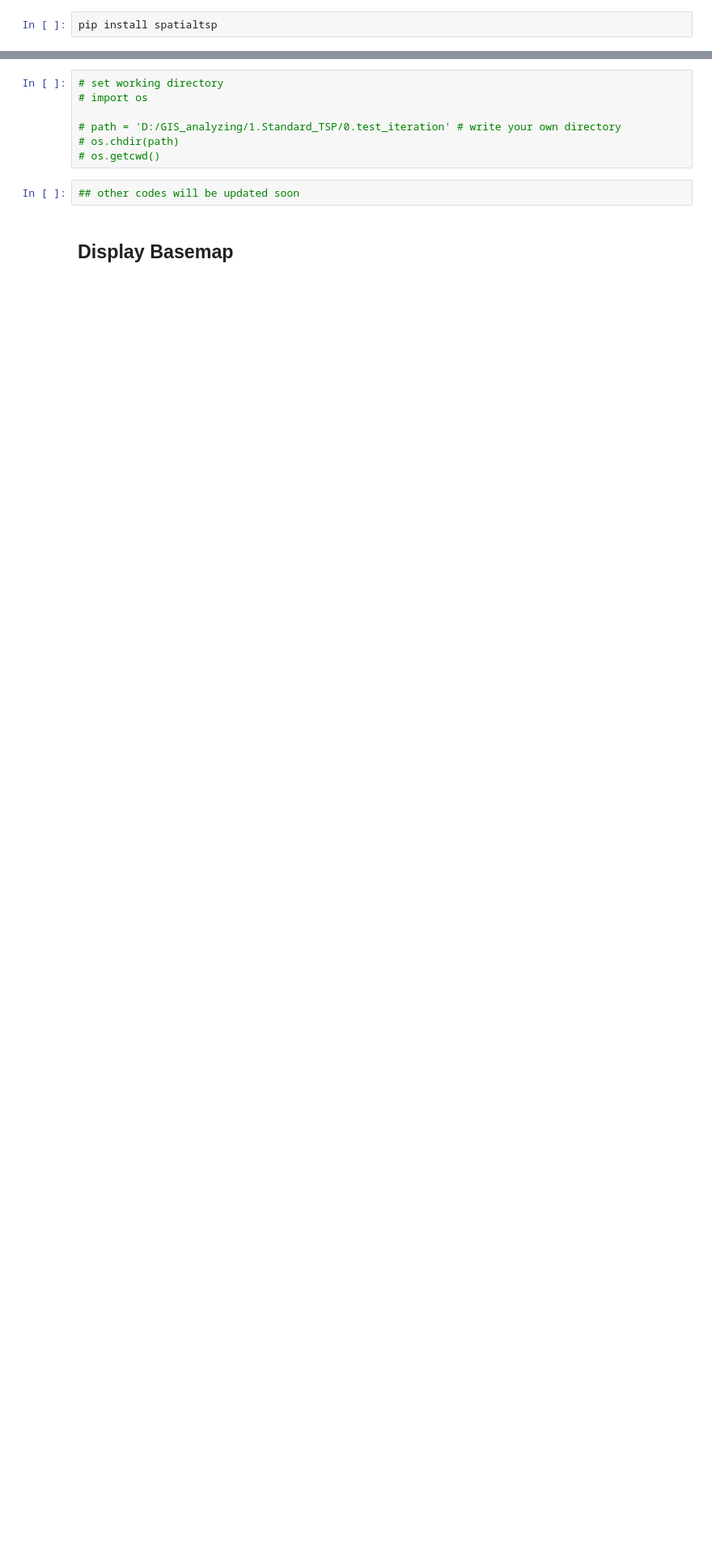
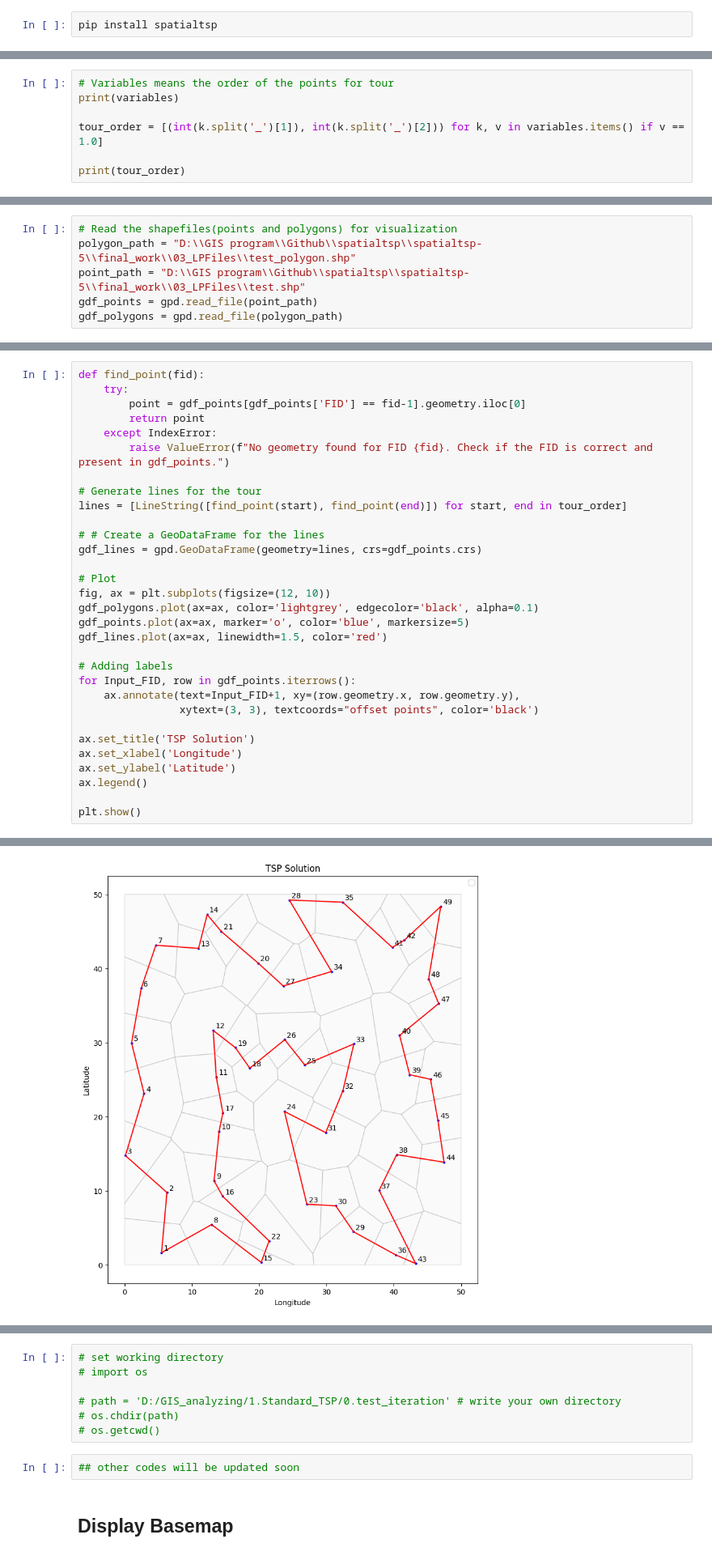
Before and after one commit to whkim15/spatialtsp, a Jupyter notebook: docs/examples/spatialtsp.ipynb, the cells around one changed output, grey strips where cells are left out. Shown at 81% size. Saved outputs shown, nothing was run; the diff lists cells and outputs as text; blank space fills up the shorter version.

Commit message:
test toy_data

```diff
--- a/docs/examples/spatialtsp.ipynb
+++ b/docs/examples/spatialtsp.ipynb
@@ -95,0 +298,7 @@ writeLpFile_func(0, standard_matrix, i, path, num_points)
+# %%
+# Variables means the order of the points for tour
+print(variables)
+
+tour_order = [(int(k.split('_')[1]), int(k.split('_')[2])) for k, v in variables.items() if v == 1.0]
+
+print(tour_order)
@@ -95,0 +314,6 @@ writeLpFile_func(0, standard_matrix, i, path, num_points)
+# %%
+# Read the shapefiles(points and polygons) for visualization
+polygon_path = "D:\\GIS program\\Github\\spatialtsp\\spatialtsp-5\\final_work\\03_LPFiles\\test_polygon.shp"
+point_path = "D:\\GIS program\\Github\\spatialtsp\\spatialtsp-5\\final_work\\03_LPFiles\\test.shp"
+gdf_points = gpd.read_file(point_path)
+gdf_polygons = gpd.read_file(polygon_path)
@@ -95,0 +332,32 @@ writeLpFile_func(0, standard_matrix, i, path, num_points)
+# %%
+def find_point(fid):
+    try:
+        point = gdf_points[gdf_points['FID'] == fid-1].geometry.iloc[0]
+        return point
+    except IndexError:
+        raise ValueError(f"No geometry found for FID {fid}. Check if the FID is correct and present in gdf_points.")
+
+# Generate lines for the tour
+lines = [LineString([find_point(start), find_point(end)]) for start, end in tour_order]
+
+# # Create a GeoDataFrame for the lines
+gdf_lines = gpd.GeoDataFrame(geometry=lines, crs=gdf_points.crs)
+
+# Plot
+fig, ax = plt.subplots(figsize=(12, 10))
+gdf_polygons.plot(ax=ax, color='lightgrey', edgecolor='black', alpha=0.1)
+gdf_points.plot(ax=ax, marker='o', color='blue', markersize=5)
+gdf_lines.plot(ax=ax, linewidth=1.5, color='red')
+
+# Adding labels
+for Input_FID, row in gdf_points.iterrows():
+    ax.annotate(text=Input_FID+1, xy=(row.geometry.x, row.geometry.y),
+                xytext=(3, 3), textcoords="offset points", color='black')
+
+ax.set_title('TSP Solution')
+ax.set_xlabel('Longitude')
+ax.set_ylabel('Latitude')
+ax.legend()
+
+plt.show()
+# %% [output]
@@ -95,0 +365 @@ writeLpFile_func(0, standard_matrix, i, path, num_points)
+[figure, added]
```
Also changed, not shown: parts of 46 cells of this notebook, 12 other files.
